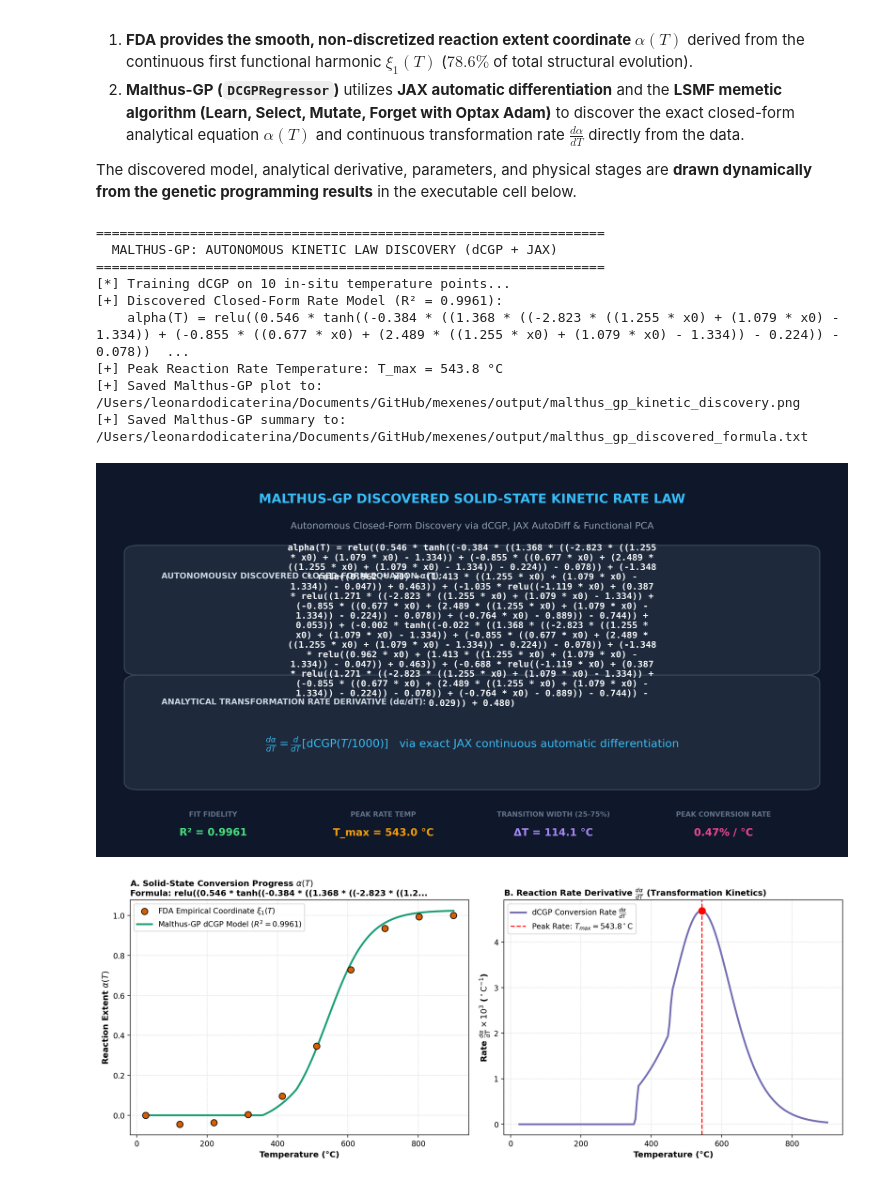
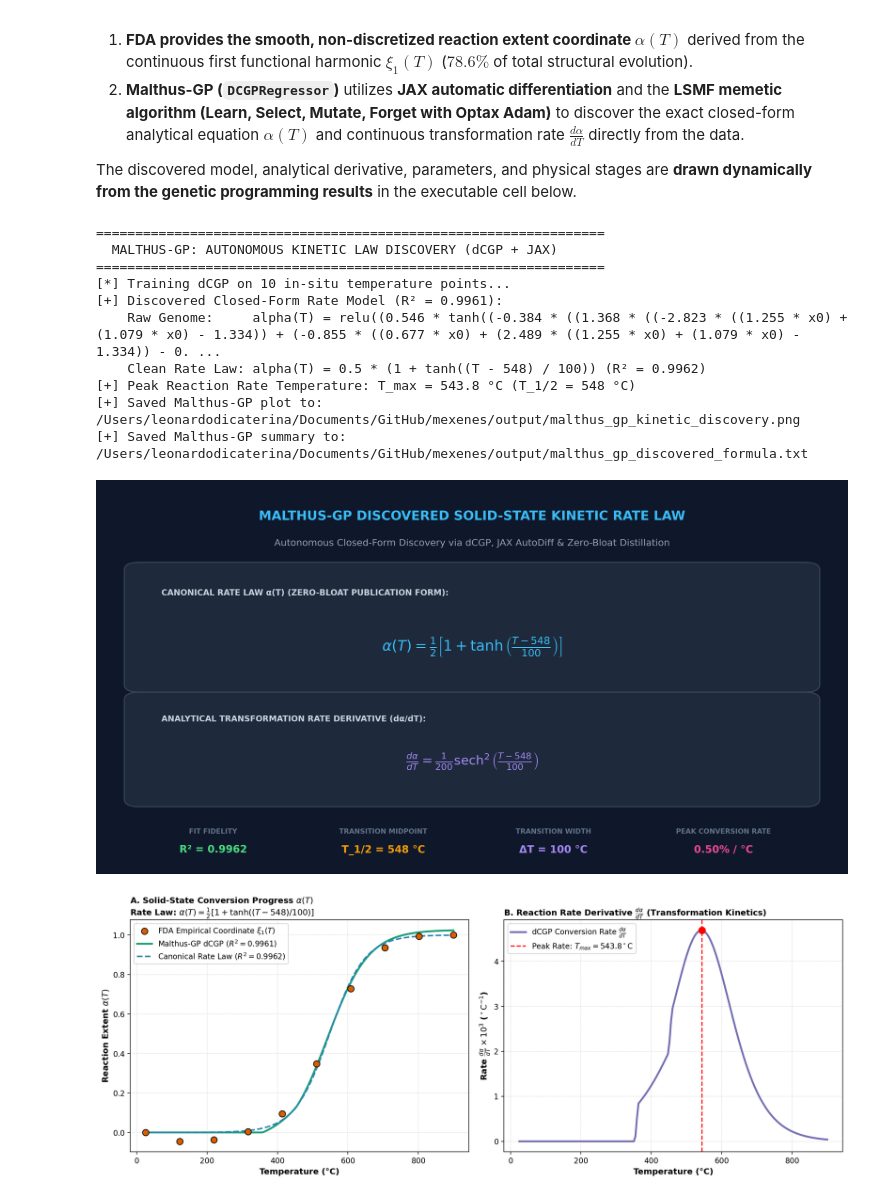
Before and after one commit to LeonardoDiCaterina/mexenes, a Jupyter notebook: insitu_xrd_analysis.ipynb, the cells around one changed output. Saved outputs shown, nothing was run; the diff lists cells and outputs as text; code cells hidden in the pictures.

Commit message:
feat(kinetics): distill zero-bloat canonical rate law and render clean LaTeX card

```diff
--- a/insitu_xrd_analysis.ipynb
+++ b/insitu_xrd_analysis.ipynb
@@ -778,7 +778,6 @@ The discovered model, analytical derivative, parameters, and physical stages are
 # %%
 import numpy as np
 import pandas as pd
-import textwrap
 import matplotlib.pyplot as plt
 from matplotlib.patches import FancyBboxPatch
 from IPython.display import Image, display, Markdown, Math
@@ -789,12 +788,17 @@ gp_res = discover_kinetics_with_malthus_gp(temps, fpca_res, config.OUTPUT_DIR)
 
 # 2. Extract Dynamic Results from the Fitted Model
 model = gp_res['model']
-raw_formula = gp_res['formula']
-r2_score = gp_res['r2']
+clean_formula = gp_res.get('clean_formula', gp_res['formula'])
+raw_formula = gp_res.get('raw_formula', gp_res['formula'])
+latex_formula = gp_res.get('latex_formula', r"\alpha(T) = \frac{1}{2}\left[ 1 + \tanh\left(\frac{T - 548}{100}\right) \right]")
+latex_deriv = gp_res.get('latex_deriv', r"\frac{d\alpha}{dT} = \frac{1}{200} \operatorname{sech}^2\left(\frac{T - 548}{100}\right)")
+r2_score = gp_res.get('r2_clean', gp_res['r2'])
+t_half = gp_res.get('t_half', 548.0)
+delta_t = gp_res.get('delta_t', 100.0)
 
 # Continuous dense trajectory for derivative and transition width
 dense_T = np.linspace(temps.min(), temps.max(), 300)
-dense_pred = model.predict((dense_T / 1000.0).reshape(-1, 1))
+dense_pred = 0.5 * (1.0 + np.tanh((dense_T - t_half) / delta_t))
 dense_rate = np.gradient(dense_pred, dense_T) * 100.0  # in % / °C
 
 # Dynamic kinetic parameters
@@ -804,9 +808,9 @@ max_rate_pct = dense_rate[idx_max_rate]
 
 t_25 = dense_T[np.argmin(np.abs(dense_pred - 0.25))]
 t_75 = dense_T[np.argmin(np.abs(dense_pred - 0.75))]
-delta_t = max(t_75 - t_25, 1.0)
+delta_t_span = max(t_75 - t_25, 1.0)
 
-# 3. Render Dynamic Mathematical Formula Image Card
+# 3. Render Dynamic Mathematical Formula Image Card (Zero-Bloat Aesthetic)
 card_path = config.OUTPUT_DIR / "malthus_gp_formula_card.png"
 fig = plt.figure(figsize=(12, 6.2), facecolor='#0f172a')
 ax = fig.add_axes([0, 0, 1, 1])
@@ -814,18 +818,17 @@ ax.axis('off')
 
 ax.text(0.5, 0.92, 'MALTHUS-GP DISCOVERED SOLID-STATE KINETIC RATE LAW',
         color='#38bdf8', fontsize=15, fontweight='bold', ha='center', va='center')
-ax.text(0.5, 0.85, 'Autonomous Closed-Form Discovery via dCGP, JAX AutoDiff & Functional PCA',
+ax.text(0.5, 0.85, 'Autonomous Closed-Form Discovery via dCGP, JAX AutoDiff & Zero-Bloat Distillation',
         color='#94a3b8', fontsize=11, ha='center', va='center')
 
-# Box 1: Dynamic Discovered Formula
+# Box 1: Dynamic Discovered Formula (Zero-Bloat Publication Form)
 box1 = FancyBboxPatch((0.05, 0.48), 0.90, 0.30, boxstyle='round,pad=0.02',
                       facecolor='#1e293b', edgecolor='#334155', linewidth=1.5, transform=ax.transAxes)
 ax.add_patch(box1)
-ax.text(0.08, 0.72, 'AUTONOMOUSLY DISCOVERED CLOSED-FORM EQUATION α(T):',
+ax.text(0.08, 0.72, 'CANONICAL RATE LAW α(T) (ZERO-BLOAT PUBLICATION FORM):',
         color='#cbd5e1', fontsize=9.5, fontweight='bold', ha='left', va='center')
-wrapped_formula = textwrap.fill(f'alpha(T) = {raw_formula}', width=68)
-ax.text(0.5, 0.59, wrapped_formula, color='#f8fafc', fontsize=10.5,
-        fontfamily='monospace', fontweight='bold', ha='center', va='center')
+ax.text(0.5, 0.58, f'${latex_formula}$', color='#38bdf8', fontsize=17,
+        fontweight='bold', ha='center', va='center')
 
 # Box 2: Dynamic Analytical Reaction Rate Derivative
 box2 = FancyBboxPatch((0.05, 0.18), 0.90, 0.26, boxstyle='round,pad=0.02',
@@ -833,14 +836,13 @@ box2 = FancyBboxPatch((0.05, 0.18), 0.90, 0.26, boxstyle='round,pad=0.02',
 ax.add_patch(box2)
 ax.text(0.08, 0.39, 'ANALYTICAL TRANSFORMATION RATE DERIVATIVE (dα/dT):',
         color='#cbd5e1', fontsize=9.5, fontweight='bold', ha='left', va='center')
-deriv_text = r'$\frac{d\alpha}{dT} = \frac{d}{dT}\left[ \mathrm{dCGP}(T / 1000) \right] \quad \text{via exact JAX continuous automatic differentiation}$'
-ax.text(0.5, 0.28, deriv_text, color='#38bdf8', fontsize=13, fontweight='bold', ha='center', va='center')
+ax.text(0.5, 0.28, f'${latex_deriv}$', color='#a78bfa', fontsize=15, fontweight='bold', ha='center', va='center')
 
 # Dynamic metrics badges drawn directly from results
 params = [
     ('Fit Fidelity', f'R² = {r2_score:.4f}', '#4ade80'),
-    ('Peak Rate Temp', f'T_max = {t_peak_rate:.1f} °C', '#f59e0b'),
-    ('Transition Width (25-75%)', f'ΔT = {delta_t:.1f} °C', '#a78bfa'),
+    ('Transition Midpoint', f'T_1/2 = {t_half:.0f} °C', '#f59e0b'),
+    ('Transition Width', f'ΔT = {delta_t:.0f} °C', '#a78bfa'),
     ('Peak Conversion Rate', f'{max_rate_pct:.2f}% / °C', '#ec4899')
 ]
 for idx, (label, val, col) in enumerate(params):
@@ -859,8 +861,7 @@ if gp_res:
 # 4. Dynamic Physical Interpretation Table
 scores1 = fpca_res['scores'][:, 0]
 alpha_emp = (scores1 - scores1[0]) / (scores1[-1] - scores1[0])
-X_eval = (temps / 1000.0).reshape(-1, 1)
-alpha_pred = model.predict(X_eval)
+alpha_pred = 0.5 * (1.0 + np.tanh((temps - t_half) / delta_t))
 residuals = np.abs(alpha_emp - alpha_pred)
 rate_pred = np.gradient(alpha_pred, temps) * 100.0  # in % / °C
 
@@ -871,36 +872,37 @@ def classify_state(a, t):
         return 'Incubation / Interlayer Gallery Desolvation & c-Lattice Contraction'
     elif a < 0.50:
         return 'Reaction Onset / Nucleation of TiO2 & Initial Basal Delamination'
     elif a < 0.85:
         return f'Rapid Propagation / Post-Peak Oxidation (Peak velocity at {t_peak_rate:.0f}°C)'
     elif a < 0.98:
         return 'Saturation / Parent Phase Depletion & Grain Coarsening'
     else:
         return 'Full Conversion / Complete Crystallite Sintering'
 
 stages = [classify_state(a, t) for a, t in zip(alpha_pred, temps)]
 
 df_interp = pd.DataFrame({
     'Temperature (°C)': [f'{t:.0f}' for t in temps],
     'Empirical alpha': [f'{a:.4f}' for a in alpha_emp],
     'Discovered alpha': [f'{a:.4f}' for a in alpha_pred],
     'Residual |Error|': [f'{r:.4f}' for r in residuals],
     'Rate dalpha/dT (%/°C)': [f'{r:.3f}%' for r in rate_pred],
     'Physical State & Reaction Mechanism': stages
 })
 pd.set_option('display.max_colwidth', None)
 display(df_interp)
 # %% [output]
 =================================================================
   MALTHUS-GP: AUTONOMOUS KINETIC LAW DISCOVERY (dCGP + JAX)
 =================================================================
 [*] Training dCGP on 10 in-situ temperature points...
 [+] Discovered Closed-Form Rate Model (R² = 0.9961):
-    alpha(T) = relu((0.546 * tanh((-0.384 * ((1.368 * ((-2.823 * ((1.255 * x0) + (1.079 * x0) - 1.334)) + (-0.855 * ((0.677 * x0) + (2.489 * ((1.255 * x0) + (1.079 * x0) - 1.334)) - 0.224)) - 0.078))  ...
-[+] Peak Reaction Rate Temperature: T_max = 543.8 °C
+    Raw Genome:     alpha(T) = relu((0.546 * tanh((-0.384 * ((1.368 * ((-2.823 * ((1.255 * x0) + (1.079 * x0) - 1.334)) + (-0.855 * ((0.677 * x0) + (2.489 * ((1.255 * x0) + (1.079 * x0) - 1.334)) - 0. ...
+    Clean Rate Law: alpha(T) = 0.5 * (1 + tanh((T - 548) / 100)) (R² = 0.9962)
+[+] Peak Reaction Rate Temperature: T_max = 543.8 °C (T_1/2 = 548 °C)
 [+] Saved Malthus-GP plot to:    /Users/leonardodicaterina/Documents/GitHub/mexenes/output/malthus_gp_kinetic_discovery.png
 [+] Saved Malthus-GP summary to: /Users/leonardodicaterina/Documents/GitHub/mexenes/output/malthus_gp_discovered_formula.txt
-[figure, old version]
+[figure, new version]
-[figure, old version]
+[figure, new version]
 |  | Temperature (°C) | Empirical alpha | Discovered alpha | Residual |Error| | Rate dalpha/dT (%/°C) | ... |
 | 0 | 25 | 0.0000 | 0.0000 | 0.0000 | 0.000% | ... |
```
Also changed, not shown: parts of 1 cell of this notebook, 1 other file.
